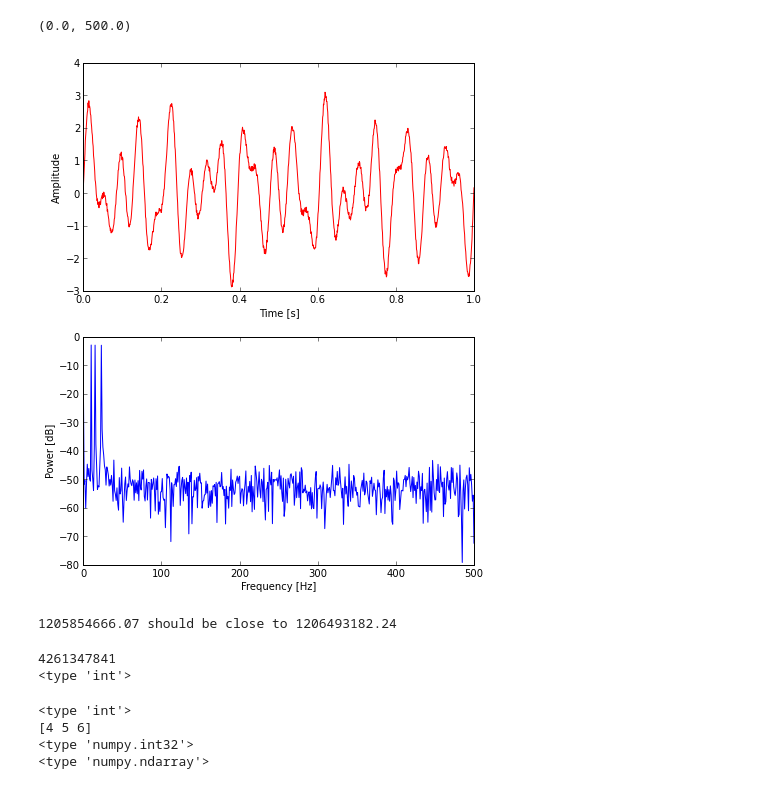
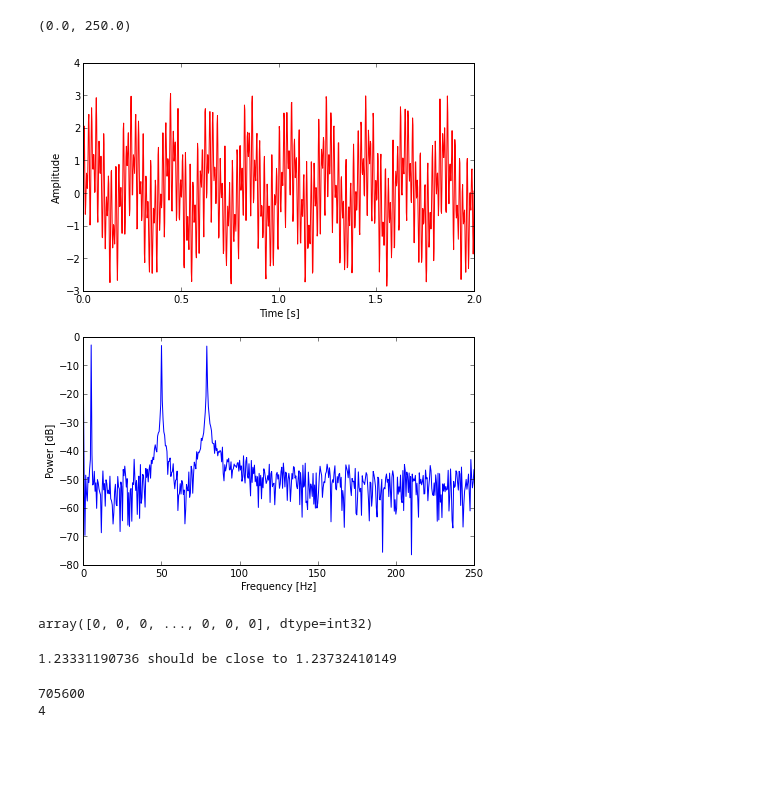
Before and after one commit to Phononic/Sean_Lubner_250HWs, a Jupyter notebook: hw5/hw5_audio.ipynb, the cells around one changed output. Saved outputs shown, nothing was run; the diff lists cells and outputs as text; code cells hidden in the pictures; blank space fills up the shorter version.

```diff
--- a/hw5/hw5_audio.ipynb
+++ b/hw5/hw5_audio.ipynb
@@ -50,60 +66,50 @@ WARNING: pylab import has clobbered these variables: ['power', 'show_config', 'l
 # %%
 # Test Code
-freq1 = 10.0 # Hz
-freq2 = 15.0 # Hz
-freq3 = 23.0 # Hz
+freq1 = 5.0 # Hz
+freq2 = 50.0 # Hz
+freq3 = 79.0 # Hz
 points = 1000
 time = linspace(0, 10.0/min([freq1, freq2, freq3]), num = points)
 integer_data = sin(2*pi*freq1*time)+sin(2*pi*freq2*time)+sin(2*pi*freq3*time)+rand(points)/5 # noisy sin wave
 fft_data = fft(integer_data)
 n = len(integer_data)
 nUniquePts = ceil((n+1)/2.0)
 fft_data = abs(fft_data[0:nUniquePts]) / float(n)
 power_data = 2*(fft_data**2)
-freqArray = arange(0, nUniquePts, 1.0) * ((100*min([freq1, freq2, freq3])) / n);
+freqArray = arange(0, nUniquePts, 1.0) * ((100*min([freq1, freq2, freq3])) / float(n))
 
 fig, (axt, axf) = plt.subplots(2,1,figsize=(7, 9))
 axt.plot(time, integer_data, color="red", linestyle="-")
 axt.set_xlabel("Time [s]")
 axt.set_ylabel("Amplitude")
 axt.set_xlim(min(time), max(time))
 #axt.set_title('Audio Analysis')
 
 axf.plot(freqArray, 10*log10(power_data), color="blue", linestyle="-")
 axf.set_xlabel("Frequency [Hz]")
 axf.set_ylabel("Power [dB]")
 axf.set_xlim(min(freqArray), max(freqArray))
 #show()
 #plt.plot(time,integer_data)
 #plt.plot(freqArray,10*log10(power_data))
 # %% [output]
-(0.0, 500.0)
+(0.0, 250.0)
-[figure, old version]
+[figure, new version]
+# %%
+toy = fromstring(data, dtype=np.int32)
+toy.byteswap
+# %% [output]
+array([0, 0, 0, ..., 0, 0, 0], dtype=int32)
 # %%
 rms_val = sqrt(mean(integer_data**2))
 rms_val2 = sqrt(sum(power_data))
 print rms_val, "should be close to", rms_val2
 # %% [output]
-1205854666.07 should be close to 1206493182.24
+1.23331190736 should be close to 1.23732410149
-# %%
-print 65279**2
-#print abs(integer_data)**2
-#all([x > 0 for x in abs(integer_data)**2])
-
-e = [5,4,2,6]
-print type(e[0])
-# %% [output]
-4261347841
-<type 'int'>
-# %%
-a = [4,5,6]
-print type(a[0])
-a = np.int32(a)
-print a
-print type(a[0])
-print type(a)
-# %% [output]
-<type 'int'>
-[4 5 6]
-<type 'numpy.int32'>
-<type 'numpy.ndarray'>
+# %%
+print a.getnframes()
+print 2822400 / a.getnframes()
+a.readframes
+# %% [output]
+705600
+4
```
Also changed, not shown: parts of 1 cell of this notebook.
